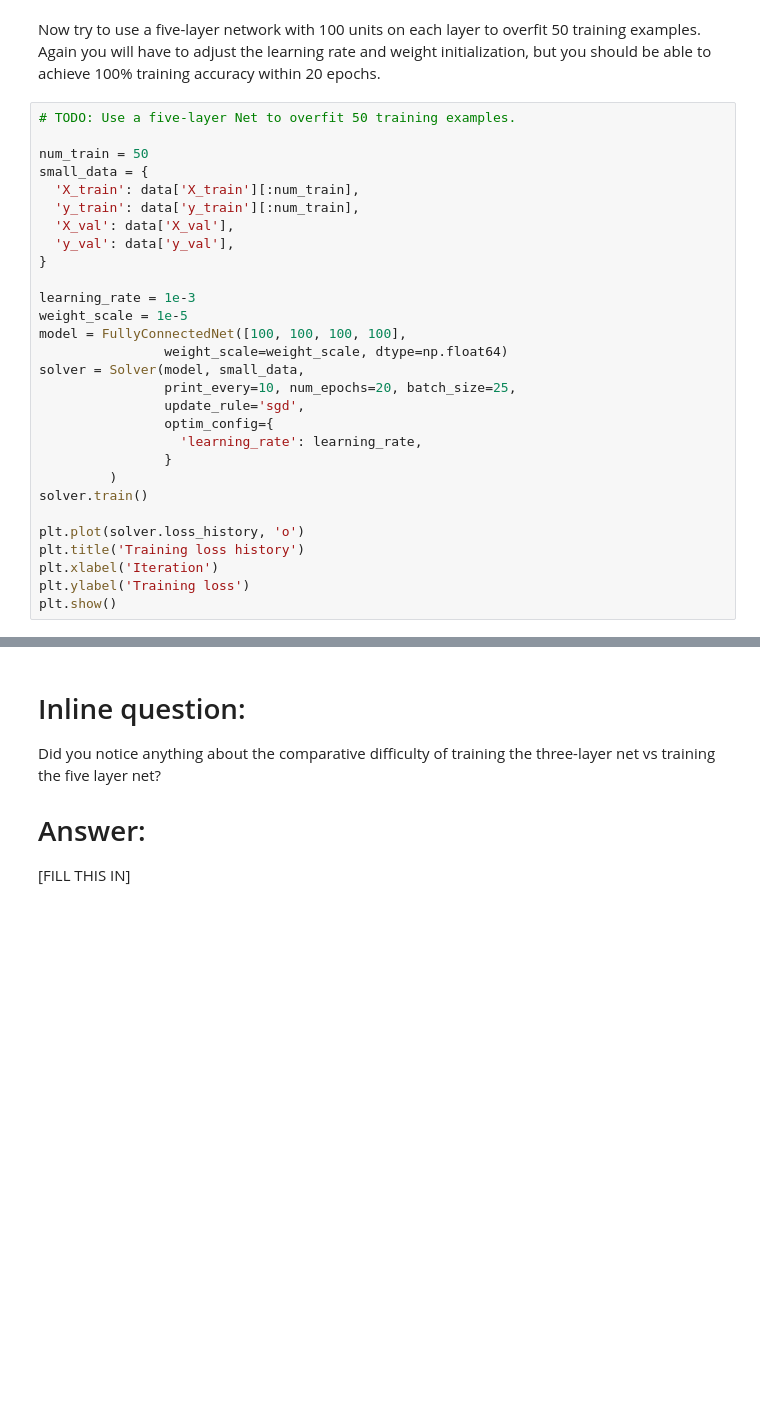
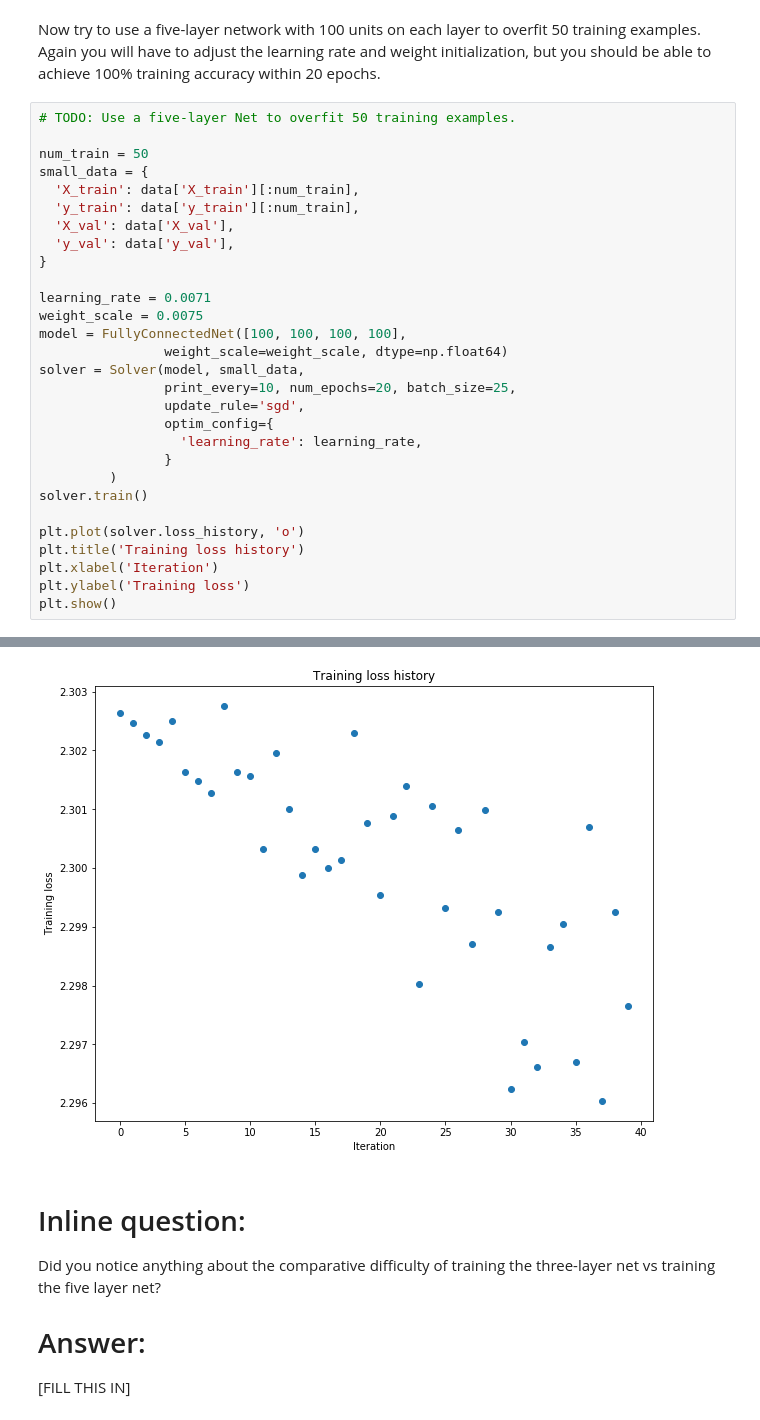
Before and after one commit to tangoclinh1995/COMP4901JAssignment2, a Jupyter notebook: FullyConnectedNets.ipynb, the cells around one changed output, grey strips where cells are left out. Drawn from its saved outputs; the diff is of its cells as text; blank space fills up the shorter version.

```diff
--- a/FullyConnectedNets.ipynb
+++ b/FullyConnectedNets.ipynb
@@ -454,8 +514,8 @@ small_data = {
   'y_val': data['y_val'],
 }
 
-learning_rate = 1e-3
-weight_scale = 1e-5
+learning_rate = 0.0071
+weight_scale = 0.0075
 model = FullyConnectedNet([100, 100, 100, 100],
                 weight_scale=weight_scale, dtype=np.float64)
 solver = Solver(model, small_data,
@@ -472,3 +532,4 @@ plt.title('Training loss history')
 plt.xlabel('Iteration')
 plt.ylabel('Training loss')
 plt.show()
+# %% [output]
@@ -475,3 +553,4 @@ plt.show()
+[figure, added]
 # %% [markdown]
 # Inline question:
 Did you notice anything about the comparative difficulty of training the three-layer net vs training the five layer net?
```
Also changed, not shown: parts of 8 cells of this notebook, 2 other files.
